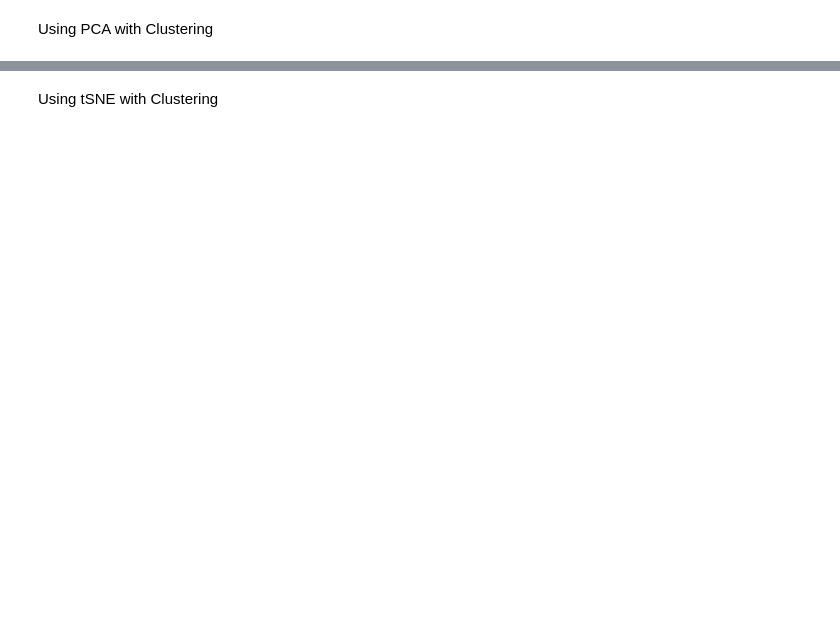
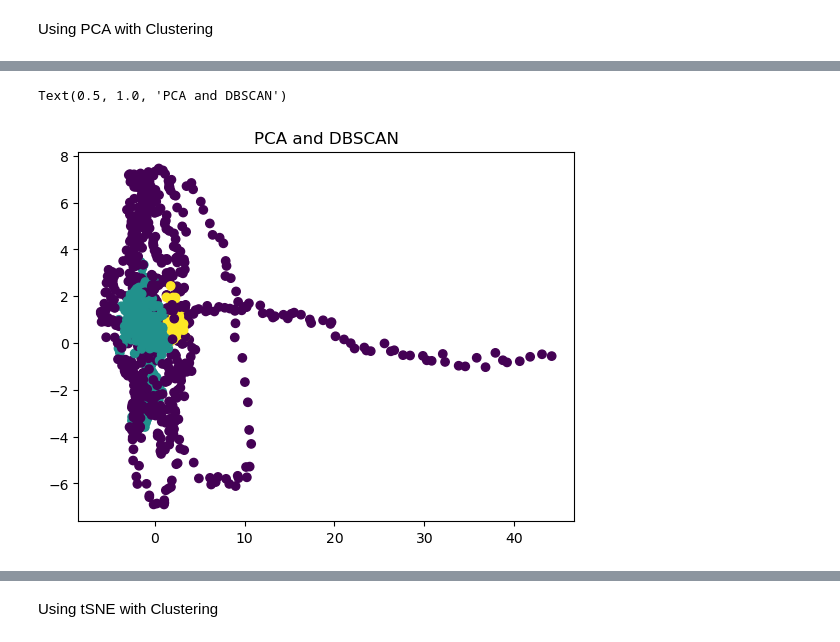
Before and after one commit to KyleTerrito/CHE4230HW, a Jupyter notebook: che4230_hw/Project Stuff/source_code.ipynb, the cells around one changed output, grey strips where cells are left out. Saved outputs shown, nothing was run; the diff lists cells and outputs as text; code cells hidden in the pictures; blank space fills up the shorter version.

```diff
--- a/che4230_hw/Project Stuff/source_code.ipynb
+++ b/che4230_hw/Project Stuff/source_code.ipynb
@@ -150,0 +123,10 @@ Need to figure out meanshift and dbscan (or other methods)
+# %%
+#PCA and DBSCAN
+pca_dbscan_model = DBSCAN(eps = 1, min_samples = 15)
+pca_dbscan_model.fit(df_pca)
+pca_dbscan_labels = pca_dbscan_model.labels_
+plt.scatter(df_pca[:, 0], df_pca[:, 1], c = pca_dbscan_labels)
+plt.title("PCA and DBSCAN")
+# %% [output]
+Text(0.5, 1.0, 'PCA and DBSCAN')
+[figure, added]
```
Also changed, not shown: parts of 32 cells of this notebook, 2 other files.
